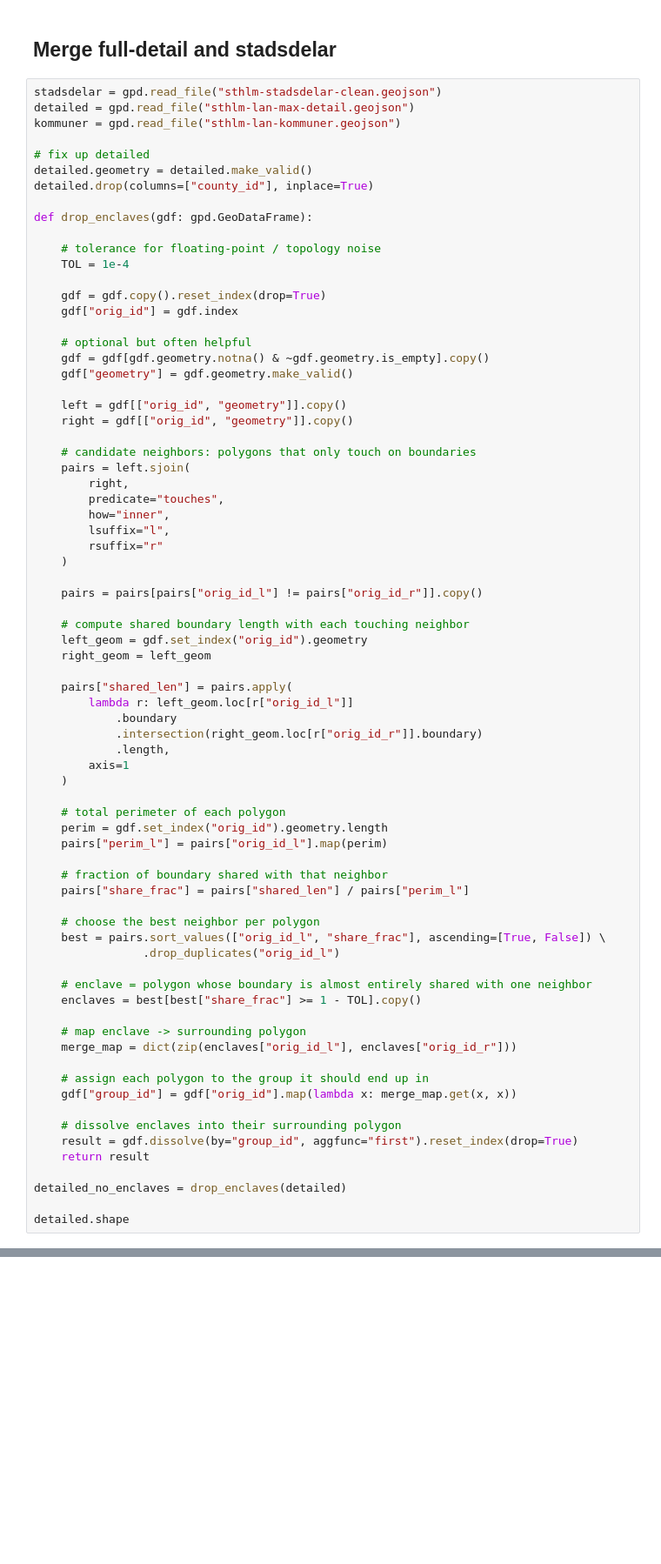
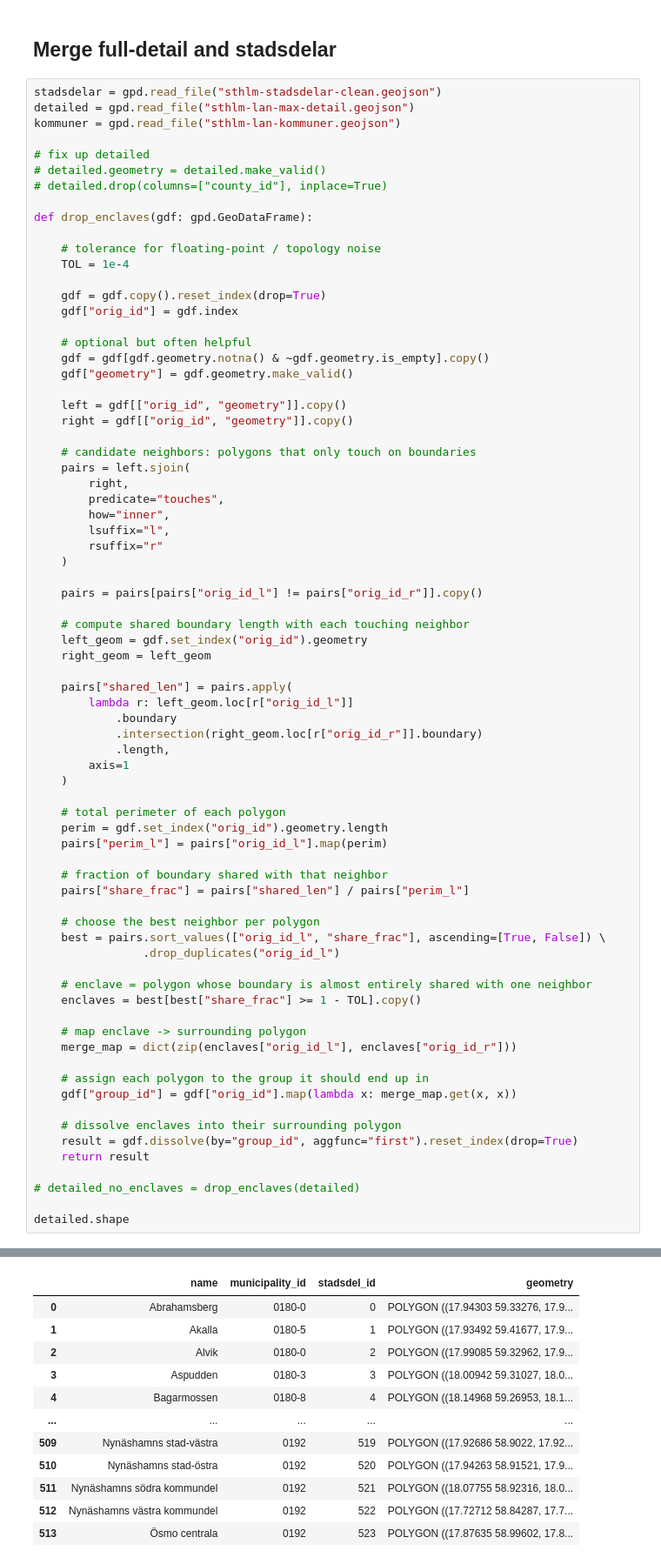
Before and after one commit to vmork/bostad, a Jupyter notebook: data/process_maps.ipynb, the cells around one changed output, grey strips where cells are left out. Shown at 87% size. Drawn from its saved outputs; the diff is of its cells as text; blank space fills up the shorter version.

```diff
--- a/data/process_maps.ipynb
+++ b/data/process_maps.ipynb
@@ -134,8 +134,8 @@ detailed = gpd.read_file("sthlm-lan-max-detail.geojson")
 kommuner = gpd.read_file("sthlm-lan-kommuner.geojson")
 
 # fix up detailed
-detailed.geometry = detailed.make_valid()
-detailed.drop(columns=["county_id"], inplace=True)
+# detailed.geometry = detailed.make_valid()
+# detailed.drop(columns=["county_id"], inplace=True)
 
 def drop_enclaves(gdf: gpd.GeoDataFrame):
 
@@ -199,7 +199,7 @@ def drop_enclaves(gdf: gpd.GeoDataFrame):
     result = gdf.dissolve(by="group_id", aggfunc="first").reset_index(drop=True)
     return result
 
-detailed_no_enclaves = drop_enclaves(detailed)
+# detailed_no_enclaves = drop_enclaves(detailed)
 
 detailed.shape
 # %% [output]
@@ -206,0 +207,12 @@ detailed.shape
+|  | name | municipality_id | stadsdel_id | geometry |
+| 0 | Abrahamsberg | 0180-0 | 0 | POLYGON ((17.94303 59.33276, 17.9... |
+| 1 | Akalla | 0180-5 | 1 | POLYGON ((17.93492 59.41677, 17.9... |
+| 2 | Alvik | 0180-0 | 2 | POLYGON ((17.99085 59.32962, 17.9... |
+| 3 | Aspudden | 0180-3 | 3 | POLYGON ((18.00942 59.31027, 18.0... |
+| 4 | Bagarmossen | 0180-8 | 4 | POLYGON ((18.14968 59.26953, 18.1... |
+| ... | ... | ... | ... | ... |
+| 509 | Nynäshamns stad-västra | 0192 | 519 | POLYGON ((17.92686 58.9022, 17.92... |
+| 510 | Nynäshamns stad-östra | 0192 | 520 | POLYGON ((17.94263 58.91521, 17.9... |
+| 511 | Nynäshamns södra kommundel | 0192 | 521 | POLYGON ((18.07755 58.92316, 18.0... |
+| 512 | Nynäshamns västra kommundel | 0192 | 522 | POLYGON ((17.72712 58.84287, 17.7... |
+| 513 | Ösmo centrala | 0192 | 523 | POLYGON ((17.87635 58.99602, 17.8... |
```
Also changed, not shown: parts of 4 cells of this notebook, 46 other files.
